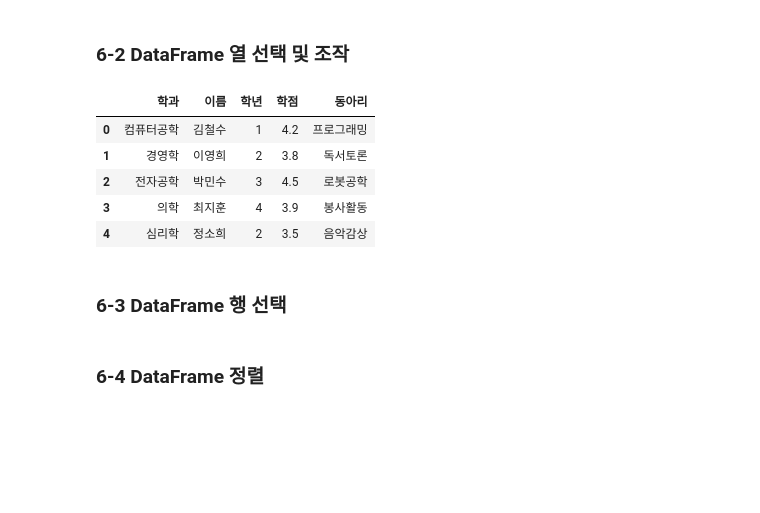
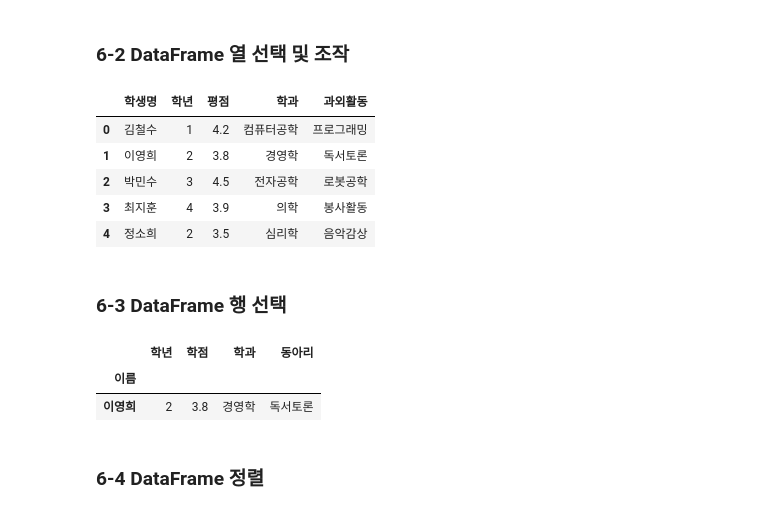
Before and after one commit to gpfvm/Data-Analysis-with-Open-Source, a Jupyter notebook: 오픈소스_데이터_분석_6강.ipynb, the cells around one changed output. Drawn from its saved outputs; the diff is of its cells as text; code cells hidden in the pictures; blank space fills up the shorter version.

```diff
--- a/오픈소스_데이터_분석_6강.ipynb
+++ b/오픈소스_데이터_분석_6강.ipynb
@@ -44,29 +44,31 @@ dtype: float64
 # %%
 import pandas as pd
 
 data = {
     "이름": ["김철수", "이영희", "박민수", "최지훈", "정소희"],
     "학년": [1, 2, 3, 4, 2],
     "학점": [4.2, 3.8, 4.5, 3.9, 3.5],
     "학과": ["컴퓨터공학", "경영학", "전자공학", "의학", "심리학"],
     "동아리": ["프로그래밍", "독서토론", "로봇공학", "봉사활동", "음악감상"]
 }
 df = pd.DataFrame(data)
 
 # 특정 열 선택
 selected_col = df[['이름','학과','학점']]
 selected_col
 # DataFrame 열순서 변경
 reordered_cols = df[['학과', '이름', '학년', '학점', '동아리']]
 reordered_cols
 # DataFrame 열이름 변경
+df_renmaed = df.rename(columns={'이름': '학생명', '학점': '평점', '동아리':'과외활동'})
+df_renmaed
 # %% [output]
-|  | 학과 | 이름 | 학년 | 학점 | 동아리 |
-| 0 | 컴퓨터공학 | 김철수 | 1 | 4.2 | 프로그래밍 |
-| 1 | 경영학 | 이영희 | 2 | 3.8 | 독서토론 |
-| 2 | 전자공학 | 박민수 | 3 | 4.5 | 로봇공학 |
-| 3 | 의학 | 최지훈 | 4 | 3.9 | 봉사활동 |
-| 4 | 심리학 | 정소희 | 2 | 3.5 | 음악감상 |
+|  | 학생명 | 학년 | 평점 | 학과 | 과외활동 |
+| 0 | 김철수 | 1 | 4.2 | 컴퓨터공학 | 프로그래밍 |
+| 1 | 이영희 | 2 | 3.8 | 경영학 | 독서토론 |
+| 2 | 박민수 | 3 | 4.5 | 전자공학 | 로봇공학 |
+| 3 | 최지훈 | 4 | 3.9 | 의학 | 봉사활동 |
+| 4 | 정소희 | 2 | 3.5 | 심리학 | 음악감상 |
 # %% [markdown]
 ### 6-3 DataFrame 행 선택
 # %%
@@ -81,12 +83,28 @@ data = {
 }
 
 #DataFrame 인덱스 지정
-
+df = pd.DataFrame(data)
+df =df.set_index('이름')
+df
 #DataFrame 행 선택
+df.loc['김철수']
+df.loc[['김철수','이영희']]
+df.loc['김철수':'박민수']
 
 #DataFrame 위치 기반 행 선택
+df.iloc[1]
+df.iloc[1:3]
+df.iloc[[1,2,3]]
 
 #DataFrame 조건 기반 선택
+df.loc[[True,False,True,False,False]]
+df.loc[df['학점'] >= 4.0]
+df[df['학년'] == 2]
+df[(df['학년'] == 2) & (df['학점'] >= 3.7)]
+# %% [output]
+|  | 학년 | 학점 | 학과 | 동아리 |
+| 이름 |  |  |  |  |
+| 이영희 | 2 | 3.8 | 경영학 | 독서토론 |
 # %% [markdown]
 ### 6-4 DataFrame 정렬
 # %%
```
Also changed, not shown: parts of 5 cells of this notebook.
